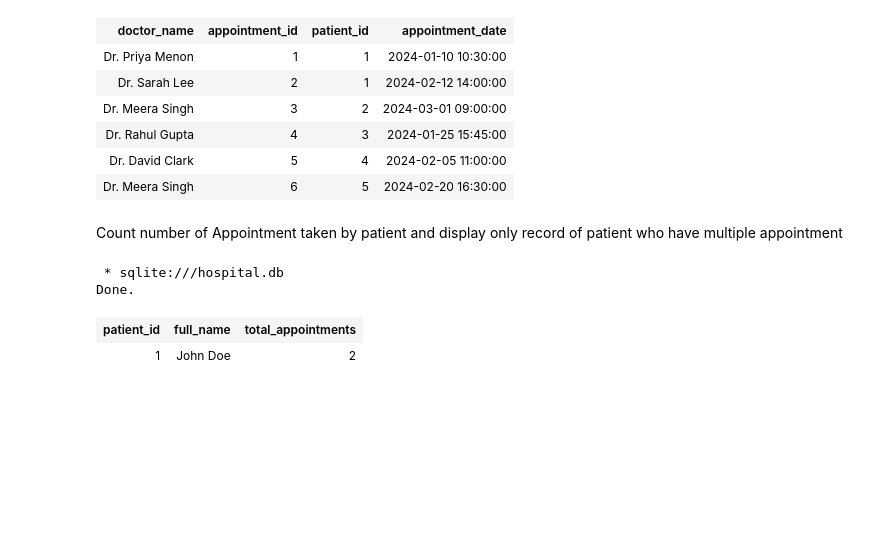
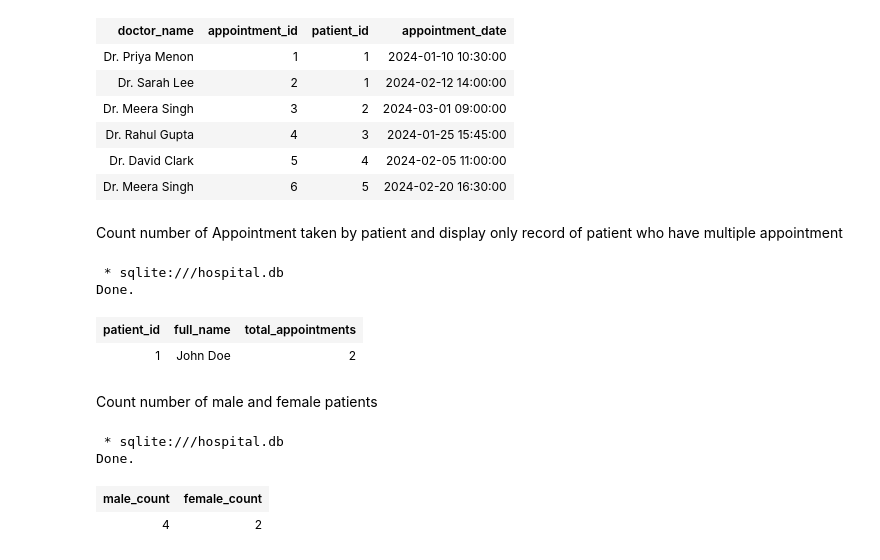
Before and after one commit to kebalkhadka/hospital-db, a Jupyter notebook: app.ipynb, the cells around one changed output. Cells and saved outputs as stored; diff of their text form; code cells hidden in the pictures; blank space fills up the shorter version.

```diff
--- a/app.ipynb
+++ b/app.ipynb
@@ -428,3 +451,16 @@ having total_appointments>1;
 Done.
 | patient_id | full_name | total_appointments |
 | 1 | John Doe | 2 |
+# %% [markdown]
+Count number of male and female patients
+# %%
+%%sql
+Select
+  sum(case when gender='Male' then 1 else 0 end) as male_count,
+  sum(case when gender='Female' then 1 else 0 end) as female_count
+  from patients;
+# %% [output]
+ * sqlite:///hospital.db
+Done.
+| male_count | female_count |
+| 4 | 2 |
```
Also changed, not shown: parts of 4 cells of this notebook.
